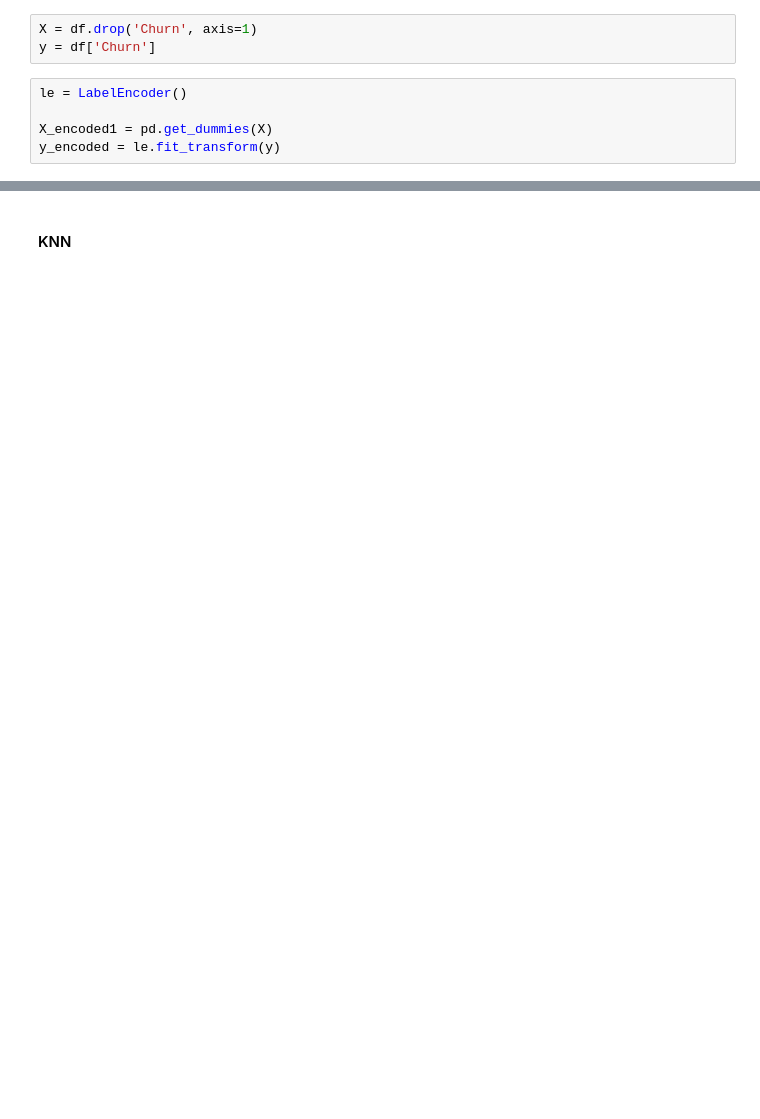
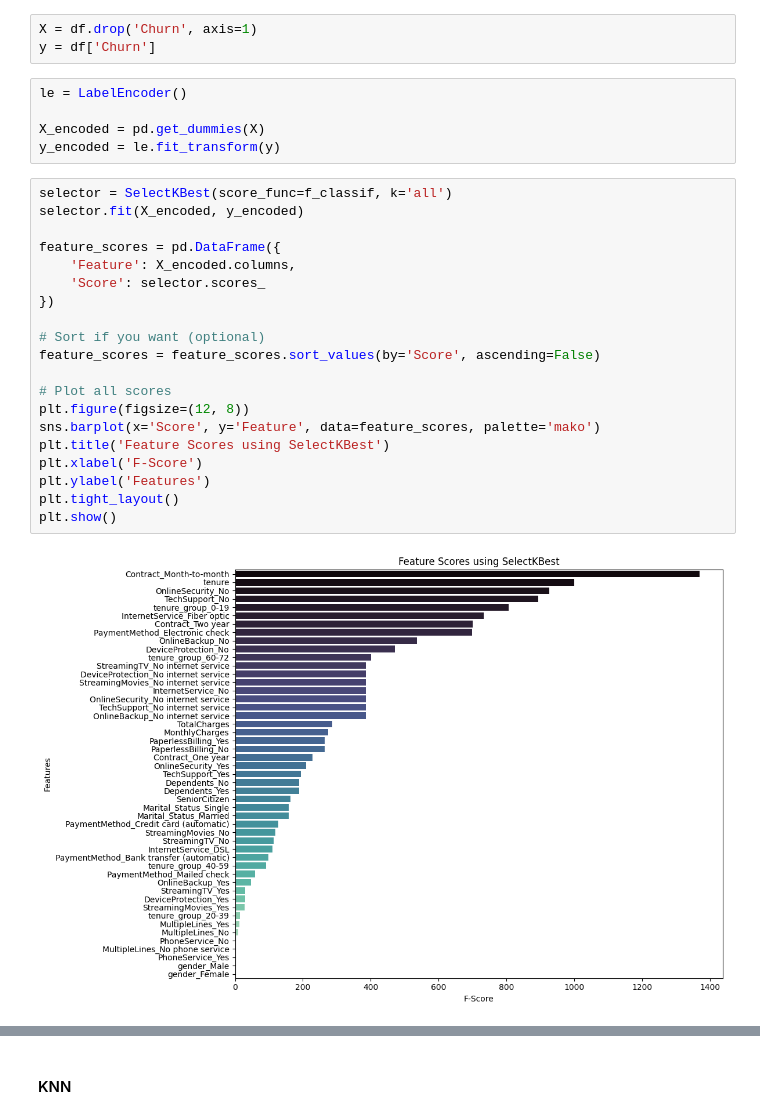
Before and after one commit to AdityaKumbhar21/Customer_Churn_Prediction, a Jupyter notebook: notebooks/02_Model_Training.ipynb, the cells around one changed output, grey strips where cells are left out. Drawn from its saved outputs; the diff is of its cells as text; blank space fills up the shorter version.

```diff
--- a/notebooks/02_Model_Training.ipynb
+++ b/notebooks/02_Model_Training.ipynb
@@ -31,5 +36,27 @@ y = df['Churn']
 # %%
 le = LabelEncoder()
 
-X_encoded1 = pd.get_dummies(X)
+X_encoded = pd.get_dummies(X)
 y_encoded = le.fit_transform(y)
+# %%
+selector = SelectKBest(score_func=f_classif, k='all')
+selector.fit(X_encoded, y_encoded)
+
+feature_scores = pd.DataFrame({
+    'Feature': X_encoded.columns,
+    'Score': selector.scores_
+})
+
+# Sort if you want (optional)
+feature_scores = feature_scores.sort_values(by='Score', ascending=False)
+
+# Plot all scores
+plt.figure(figsize=(12, 8))
+sns.barplot(x='Score', y='Feature', data=feature_scores, palette='mako')
+plt.title('Feature Scores using SelectKBest')
+plt.xlabel('F-Score')
+plt.ylabel('Features')
+plt.tight_layout()
+plt.show()
+# %% [output]
+[figure, added]
```
Also changed, not shown: parts of 76 cells of this notebook, 7 other files.
